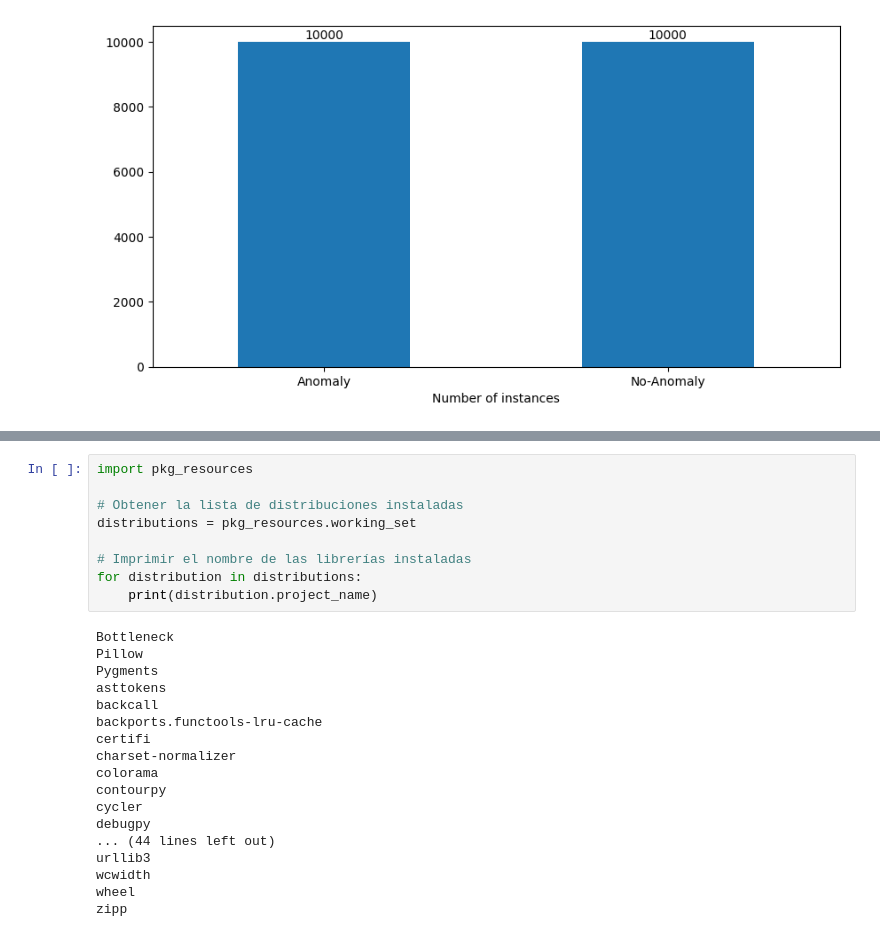
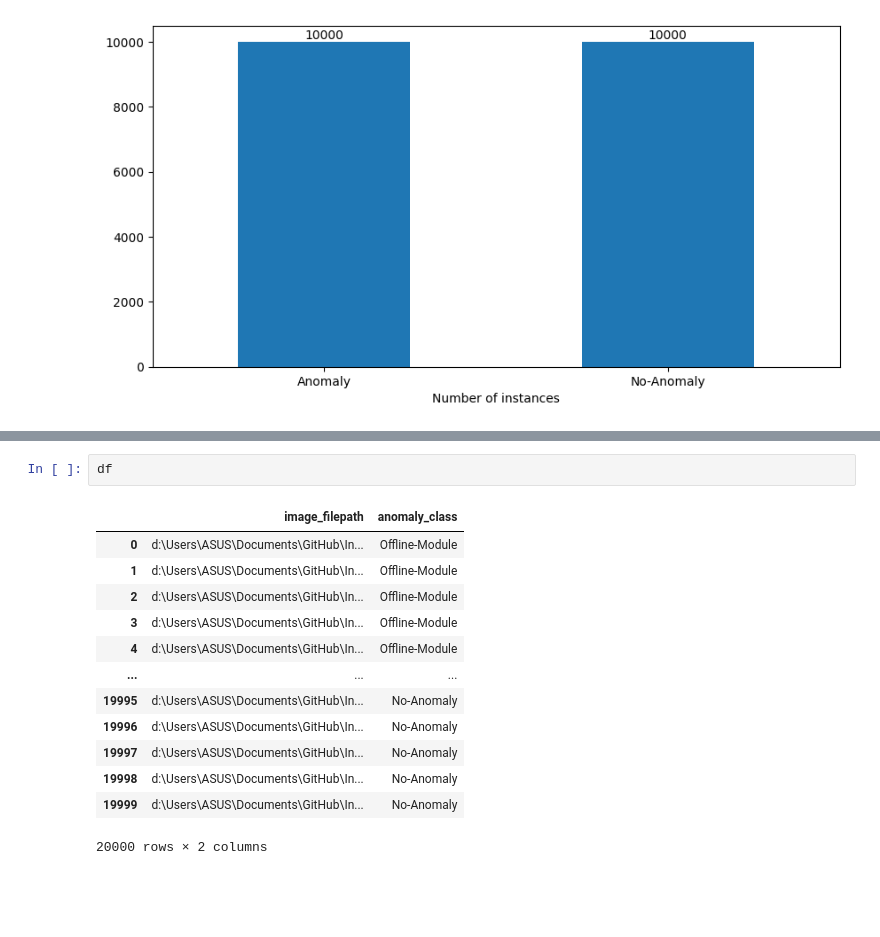
Before and after one commit to DanielOrBO/Infrared-Solar-Modules-Classifier, a Jupyter notebook: ProcessingData.ipynb, the cells around one changed output, grey strips where cells are left out. Drawn from its saved outputs; the diff is of its cells as text; blank space fills up the shorter version.

```diff
--- a/ProcessingData.ipynb
+++ b/ProcessingData.ipynb
@@ -104,27 +102,16 @@ print(features)
-# %%
-import pkg_resources
-
-# Obtener la lista de distribuciones instaladas
-distributions = pkg_resources.working_set
-
-# Imprimir el nombre de las librerías instaladas
-for distribution in distributions:
-    print(distribution.project_name)
-# %% [output]
-Bottleneck
-Pillow
-Pygments
-asttokens
-backcall
-backports.functools-lru-cache
-certifi
-charset-normalizer
-colorama
-contourpy
-cycler
-debugpy
-... (44 lines left out)
-urllib3
-wcwidth
-wheel
-zipp
+# %%
+df
+# %% [output]
+|  | image_filepath | anomaly_class |
+| 0 | d:\Users\ASUS\Documents\GitHub\In... | Offline-Module |
+| 1 | d:\Users\ASUS\Documents\GitHub\In... | Offline-Module |
+| 2 | d:\Users\ASUS\Documents\GitHub\In... | Offline-Module |
+| 3 | d:\Users\ASUS\Documents\GitHub\In... | Offline-Module |
+| 4 | d:\Users\ASUS\Documents\GitHub\In... | Offline-Module |
+| ... | ... | ... |
+| 19995 | d:\Users\ASUS\Documents\GitHub\In... | No-Anomaly |
+| 19996 | d:\Users\ASUS\Documents\GitHub\In... | No-Anomaly |
+| 19997 | d:\Users\ASUS\Documents\GitHub\In... | No-Anomaly |
+| 19998 | d:\Users\ASUS\Documents\GitHub\In... | No-Anomaly |
+| 19999 | d:\Users\ASUS\Documents\GitHub\In... | No-Anomaly |
+20000 rows × 2 columns
```
Also changed, not shown: parts of 6 cells of this notebook.
